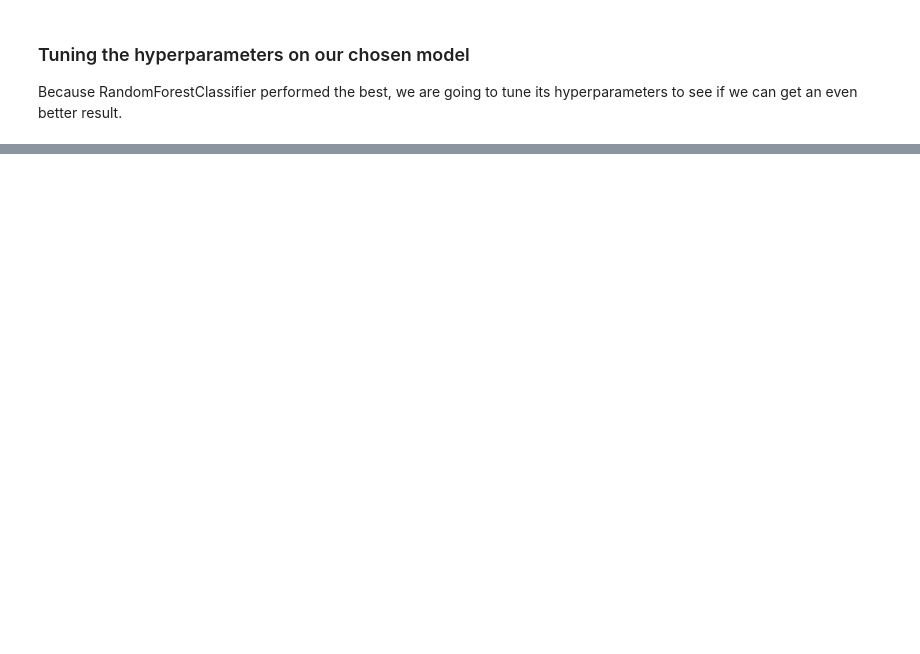
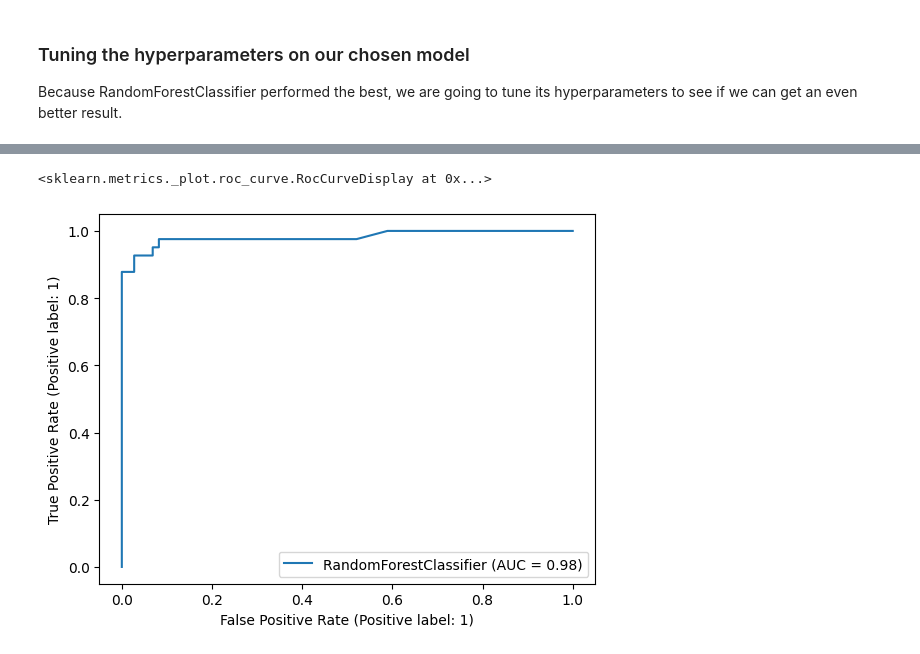
Before and after one commit to willbowdler/breast-cancer-predictions, a Jupyter notebook: breast-cancer-predict.ipynb, the cells around one changed output, grey strips where cells are left out. Cells and saved outputs as stored; diff of their text form; code cells hidden in the pictures; blank space fills up the shorter version.

```diff
--- a/breast-cancer-predict.ipynb
+++ b/breast-cancer-predict.ipynb
@@ -267,0 +266,17 @@ Because RandomForestClassifier performed the best, we are going to tune its hype
+# %%
+from sklearn.model_selection import GridSearchCV
+
+rf_grid = {
+    'n_estimators': [100, 300, 500],
+    'max_depth': [5, 10, 15],
+    'min_samples_split': [2, 5, 10],
+    'min_samples_leaf': [1, 2, 4]
+}
+
+
+rf_model = GridSearchCV(estimator=RandomForestClassifier(),
+                        param_grid=rf_grid,
+                        cv=5,
+                        verbose=True)
+
+rf_model.fit(X_train, y_train)
@@ -267,0 +298,8 @@ Because RandomForestClassifier performed the best, we are going to tune its hype
+# %%
+rf_model = RandomForestClassifier(n_estimators=500,
+                                  min_samples_leaf=1,
+                                  min_samples_split=2,
+                                  max_depth=15,
+                                  random_state=42)
+
+print_scores(rf_model)
@@ -267,0 +319,8 @@ Because RandomForestClassifier performed the best, we are going to tune its hype
+# %%
+from sklearn.metrics import RocCurveDisplay
+rf_model.fit(X_train, y_train)
+
+RocCurveDisplay.from_estimator(rf_model, X_test, y_test)
+# %% [output]
+<sklearn.metrics._plot.roc_curve.RocCurveDisplay at 0x...>
+[figure, added]
```
Also changed, not shown: parts of 8 cells of this notebook.
